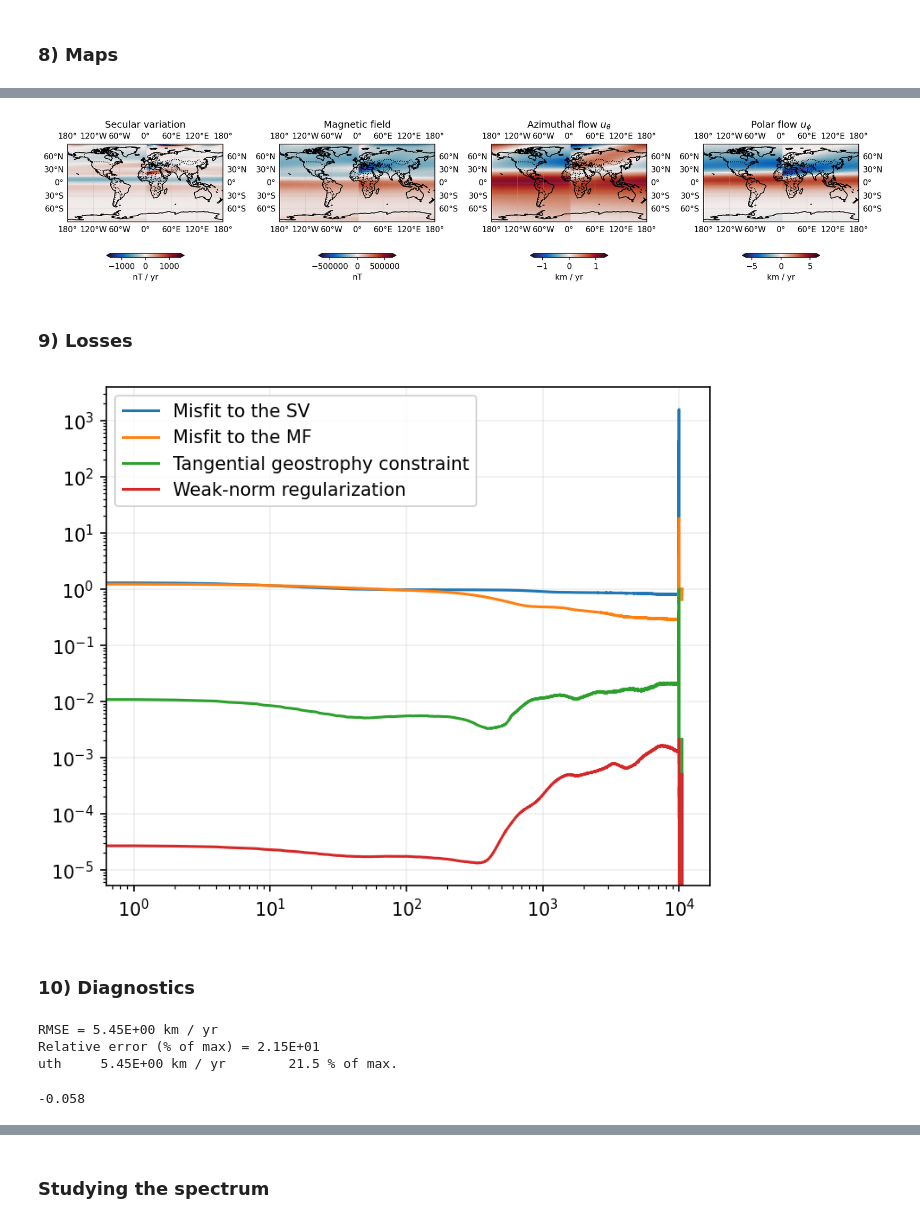
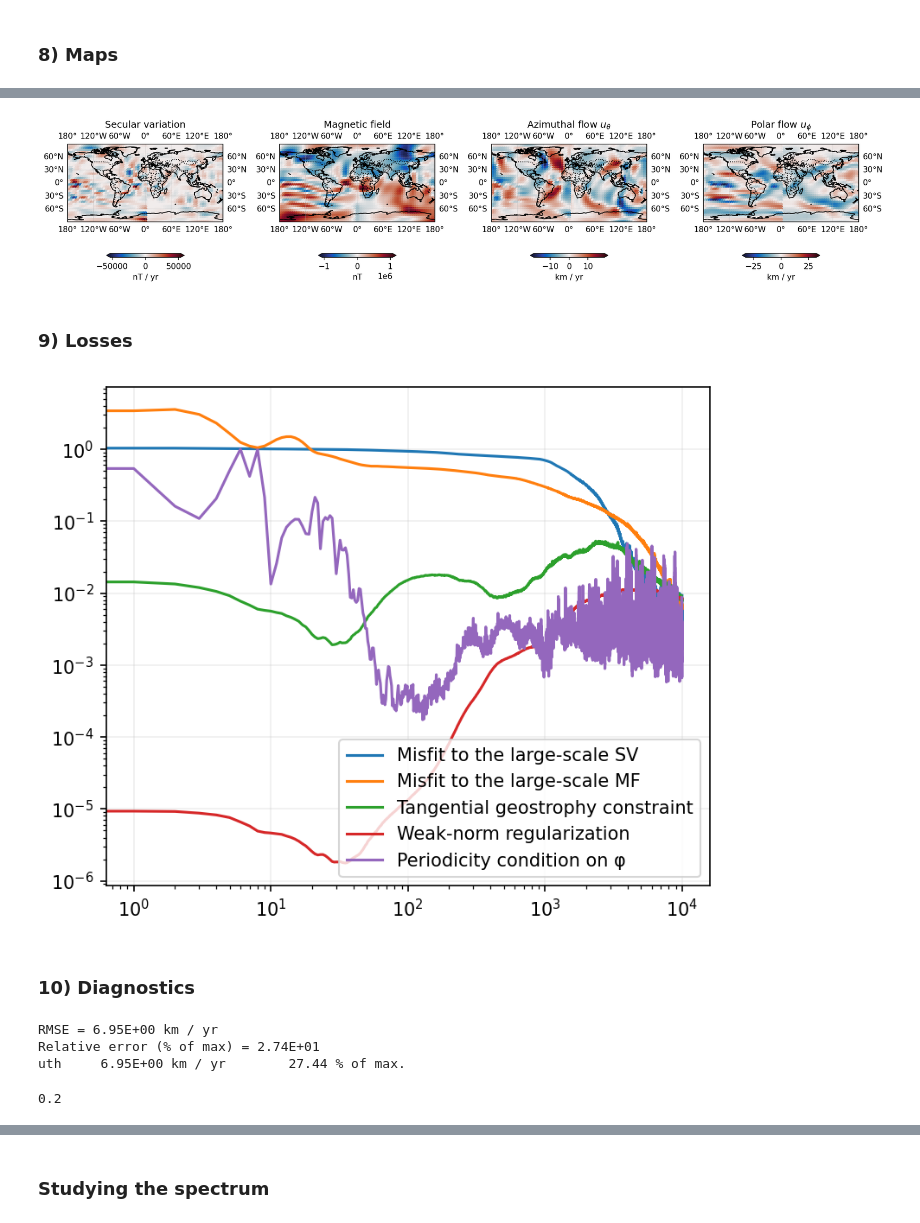
Before and after one commit to RomainClaveau/pygeopinn, a Jupyter notebook: PiNNs.ipynb, the cells around one changed output, grey strips where cells are left out. Drawn from its saved outputs; the diff is of its cells as text; code cells hidden in the pictures.

Commit message:
Adding constraints on large-scale parts of fields using decomposition + truncation. Adding periodicity constraint alongside φ. Adding Sine activation function to describe small-scales.

```diff
--- a/PiNNs.ipynb
+++ b/PiNNs.ipynb
@@ -50,14 +50,14 @@ number_of_neurons: int = 32     # Number of neurons
 
 number_epochs: int = 10000      # Number of epochs
 
-fine_tune: bool = True          # Fine-tuning the model using L-BFGS?
+fine_tune: bool = False          # Fine-tuning the model using L-BFGS?
 number_steps: int = 500         # Number of steps for the fine tuning
 
-grid_size: int = 3              # Using 3deg per 3deg grid
+grid_size: int = 5              # Using 3deg per 3deg grid
 
 patch: tuple = (0, 180, 0, 360)   # Defining the patch
 
-use_synthetic_sv: bool = True   # Do we use a synthetic SV?
+use_synthetic_sv: bool = False   # Do we use a synthetic SV?
 
 estimate_small_scale_br: bool = False # Do we estimate the small-scales of Br?
 
@@ -67,7 +67,7 @@ filter_br: bool = False          # Do we filter Br?
 filter_sv: bool = False
 σ_filter_sv = 1
 
-use_divergence_free_br = True
+use_V = False # Computing V then reconstruct Br
 
 λ_dbrdt = 1
 λ_br = 1
@@ -78,15 +78,18 @@ use_divergence_free_br = True
 λ_spec_u = 1
 
 losses: dict = {                # The different losses to use (available: misfit_dbrdt, misfit_br, tangential_geostrophy, weak_norm, strong_norm, vorticity)
-    "misfit_dbrdt": λ_dbrdt,
-    "misfit_br": λ_br,
+    # "misfit_dbrdt": λ_dbrdt,
+    "misfit_dbrdt_large_scale": λ_dbrdt,
+    "misfit_br_large_scale": λ_br,
     "tangential_geostrophy": λ_tg,
     "weak_norm": λ_wn,
-    # "spectral_u": λ_spec_u,
-    # "spectral_br": 1
+    # "spectral_u": 1,
+    # "spectral_br": 1,
+    "periodicity": 1
 }
 
-l_trunc_spectra_u = 18
+ltrunc_u = 18
+lmax_spectra = 30
 # %% [markdown]
 ### 1) Retrieving the data from geodynamo simulations
 # %%
@@ -114,7 +117,7 @@ _, (thetas, phis) = pygeo.getCurrentGrid()
 # Defining the context for computing the SV and MF, and U
 context_sv = {"lmax": 13, "r": pygeo.constants["rCore"]}
 context_mf = {"lmax": 13, "r": pygeo.constants["rCore"]}
-context_u = {"lmax": l_trunc_spectra_u, "r": pygeo.constants["rCore"]}
+context_u = {"lmax": ltrunc_u, "r": pygeo.constants["rCore"]}
 
 # Computing the fields
 SV = pygeo.addMeasure(model_name, "SV", context_sv)
@@ -954,33 +974,36 @@ for n, map in enumerate(maps):
 plt.tight_layout()
 plt.savefig(f"{folder}predictions.png")
 # %% [output]
-[figure, old version]
+[figure, new version]
 # %% [markdown]
 ### 9) Losses
 # %%
 labels = {
     "misfit_dbrdt": "Misfit to the SV",
+    "misfit_dbrdt_large_scale": "Misfit to the large-scale SV",
     "misfit_br": "Misfit to the MF",
+    "misfit_br_large_scale": "Misfit to the large-scale MF",
     "tangential_geostrophy": "Tangential geostrophy constraint",
     "toroidal": "Toroidality constraint",
     "weak_norm": "Weak-norm regularization",
     "strong_norm": "Strong-norm regularization",
     "frozen_br": "Frozen-flux hypothesis on Br",
     "spectral_u": "Spectral constraint on U",
     "spectral_br": "Spectral constraint on Br",
+    "periodicity": "Periodicity condition on φ"
 }
 
 fig, ax = plt.subplots(1, 1, figsize=(6, 5), dpi=150)
 
 for name in saved_losses:
     ax.loglog(saved_losses[name], label=labels[name])
 
 ax.grid(alpha=0.2)
 ax.legend()
 
 fig.savefig(f"{folder}losses.png")
 # %% [output]
-[figure, old version]
+[figure, new version]
 # %% [markdown]
 ### 10) Diagnostics
 # %%
@@ -998,9 +1021,9 @@ print(f"Relative error (% of max) = {re_max:.2E}")
 
 print(f"{name}\t{rmse:.2E} {units[name]}\t{round(re_max, 2)} % of max.")
 # %% [output]
-RMSE = 5.45E+00 km / yr
-Relative error (% of max) = 2.15E+01
-uth     5.45E+00 km / yr        21.5 % of max.
+RMSE = 6.95E+00 km / yr
+Relative error (% of max) = 2.74E+01
+uth     6.95E+00 km / yr        27.44 % of max.
 # %%
 uθ_pred, uφ_pred = predictions["uth"], predictions["uph"]
 uθ_obs, uφ_obs = observations["uth"][slice_thetas, slice_phis], observations["uph"][slice_thetas, slice_phis]
@@ -1020,7 +1043,7 @@ Corr = Corr_obs_pred / numpy.sqrt(Corr_obs_obs * Corr_pred_pred)
 
 print(f"{round(Corr, 3)}")
 # %% [output]
--0.058
+0.2
 # %%
 # Computing the complexity on the observed field
 uθ = predictions["uth"]
```
Also changed, not shown: parts of 21 cells of this notebook.
